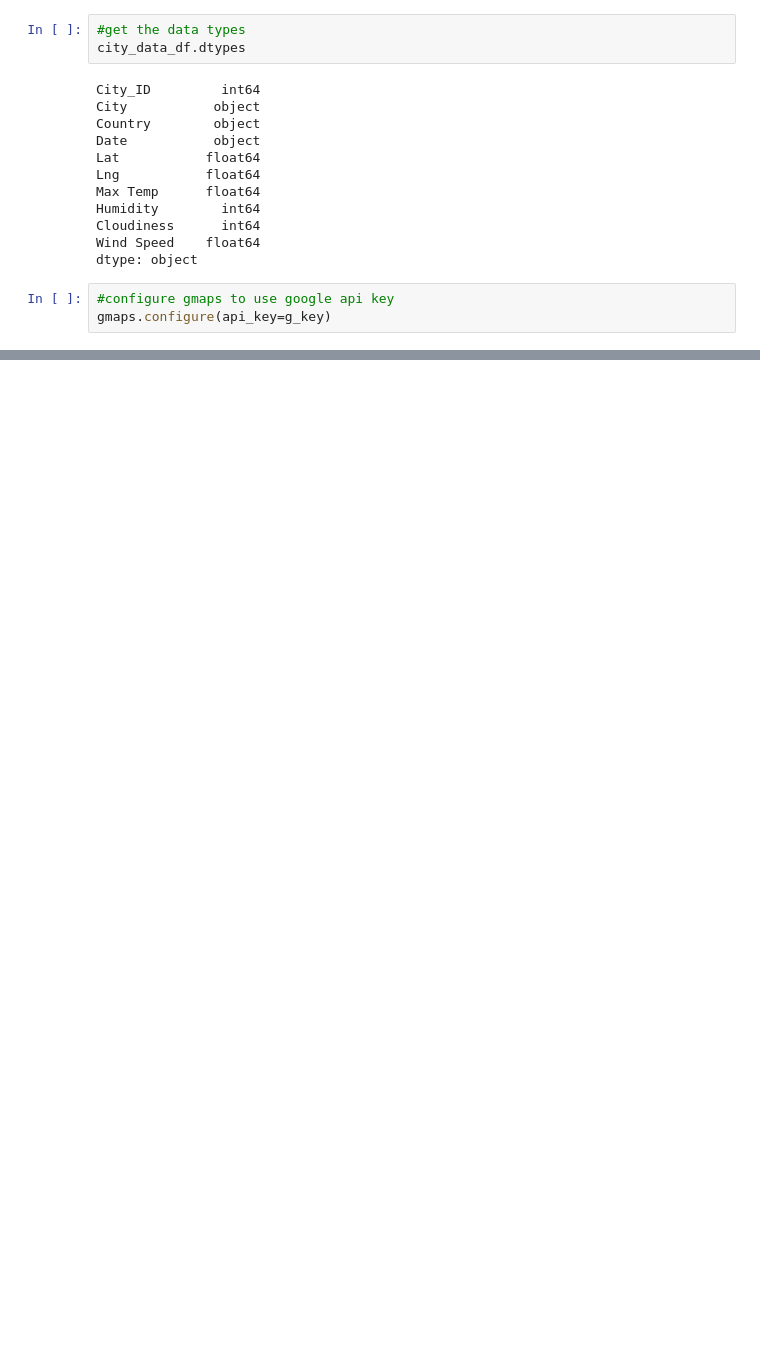
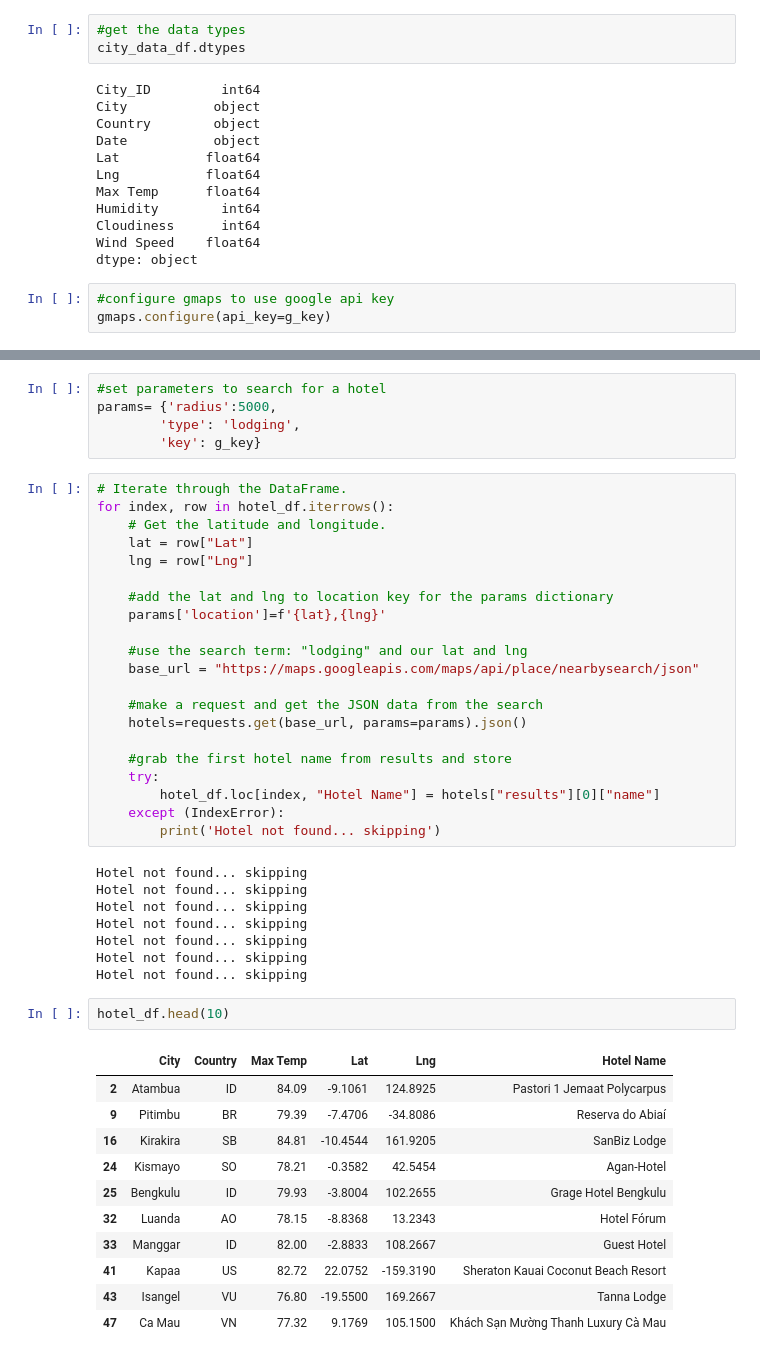
Before and after one commit to mackenziecoushayrichter/World_Weather_Analysis, a Jupyter notebook: VacationPy.ipynb, the cells around one changed output, grey strips where cells are left out. Cells and saved outputs as stored; diff of their text form; blank space fills up the shorter version.

```diff
--- a/VacationPy.ipynb
+++ b/VacationPy.ipynb
@@ -100,0 +156,48 @@ fig
+# %%
+#set parameters to search for a hotel
+params= {'radius':5000,
+        'type': 'lodging',
+        'key': g_key}
+# %%
+# Iterate through the DataFrame.
+for index, row in hotel_df.iterrows():
+    # Get the latitude and longitude.
+    lat = row["Lat"]
+    lng = row["Lng"]
+
+    #add the lat and lng to location key for the params dictionary
+    params['location']=f'{lat},{lng}'
+
+    #use the search term: "lodging" and our lat and lng
+    base_url = "https://maps.googleapis.com/maps/api/place/nearbysearch/json"
+
+    #make a request and get the JSON data from the search
+    hotels=requests.get(base_url, params=params).json()
+
+    #grab the first hotel name from results and store
+    try:
+        hotel_df.loc[index, "Hotel Name"] = hotels["results"][0]["name"]
+    except (IndexError):
+        print('Hotel not found... skipping')
+# %% [output]
+Hotel not found... skipping
+Hotel not found... skipping
+Hotel not found... skipping
+Hotel not found... skipping
+Hotel not found... skipping
+Hotel not found... skipping
+Hotel not found... skipping
+# %%
+hotel_df.head(10)
+# %% [output]
+|  | City | Country | Max Temp | Lat | Lng | Hotel Name |
+| 2 | Atambua | ID | 84.09 | -9.1061 | 124.8925 | Pastori 1 Jemaat Polycarpus |
+| 9 | Pitimbu | BR | 79.39 | -7.4706 | -34.8086 | Reserva do Abiaí |
+| 16 | Kirakira | SB | 84.81 | -10.4544 | 161.9205 | SanBiz Lodge |
+| 24 | Kismayo | SO | 78.21 | -0.3582 | 42.5454 | Agan-Hotel |
+| 25 | Bengkulu | ID | 79.93 | -3.8004 | 102.2655 | Grage Hotel Bengkulu |
+| 32 | Luanda | AO | 78.15 | -8.8368 | 13.2343 | Hotel Fórum |
+| 33 | Manggar | ID | 82.00 | -2.8833 | 108.2667 | Guest Hotel |
+| 41 | Kapaa | US | 82.72 | 22.0752 | -159.3190 | Sheraton Kauai Coconut Beach Resort |
+| 43 | Isangel | VU | 76.80 | -19.5500 | 169.2667 | Tanna Lodge |
+| 47 | Ca Mau | VN | 77.32 | 9.1769 | 105.1500 | Khách Sạn Mường Thanh Luxury Cà Mau |
```
Also changed, not shown: parts of 10 cells of this notebook, 2 other files.
